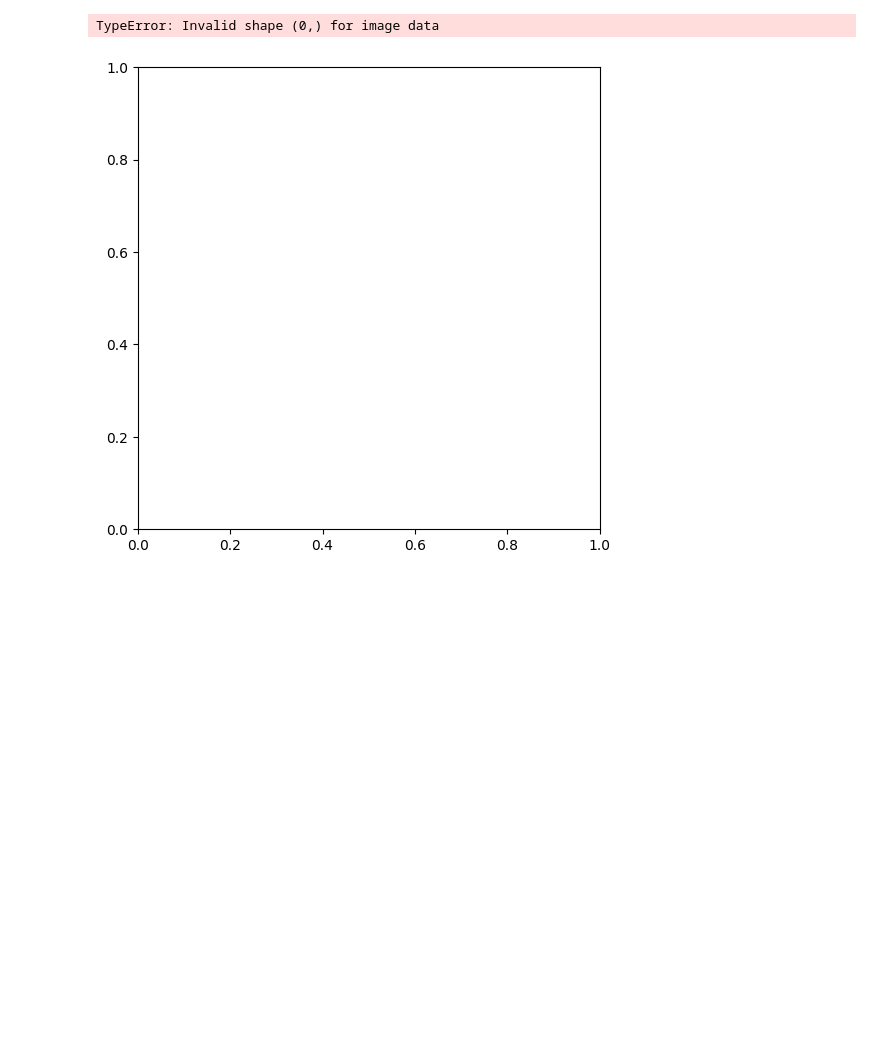
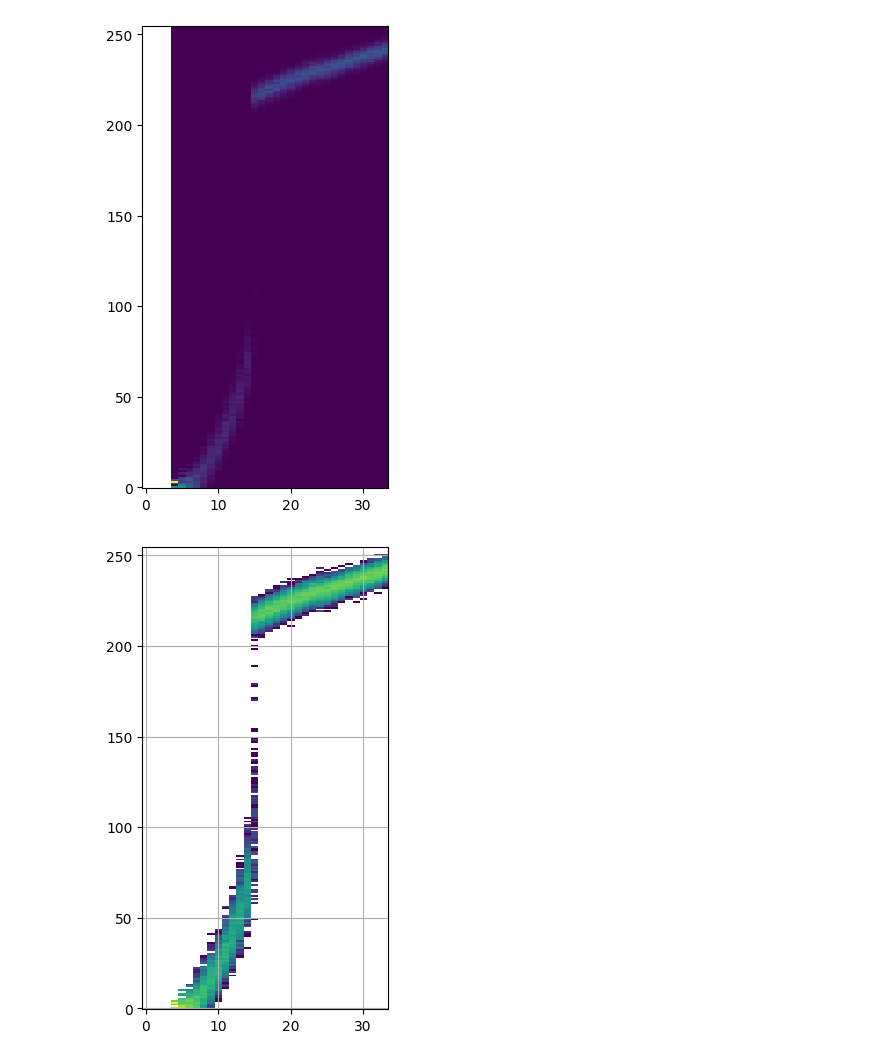
Before and after one commit to Renmusxd/GaugeTheoryRunner, a Jupyter notebook: jupyter/PhaseTransition-Cosine.ipynb, the cells around one changed output. Saved outputs shown, nothing was run; the diff lists cells and outputs as text; code cells hidden in the pictures; blank space fills up the shorter version.

```diff
--- a/jupyter/PhaseTransition-Cosine.ipynb
+++ b/jupyter/PhaseTransition-Cosine.ipynb
@@ -2,9 +2,3 @@
 from matplotlib import pyplot
 import numpy
 import os
-# %%
-arr = numpy.load("../outputs/cosine/out-k085-k125.npz")
-
-for x in arr['potentials']:
-    pyplot.plot(x, 'x-')
-pyplot.grid()
@@ -67,6 +59,6 @@ pyplot.show()
 # %%
 ndigits = 128
-ks_digits = numpy.digitize(all_ks, numpy.linspace(0.775, 0.777, ndigits))
+ks_digits = numpy.digitize(all_ks, numpy.linspace(1.0125, 1.0175, ndigits))
 
 kd_bins = {}
 
@@ -81,23 +73,23 @@ arr = []
 
 for kd in sorted(kd_bins.keys()):
     actions = kd_bins[kd]
-    hist_actions, _ = numpy.histogram(actions, bins=numpy.linspace(1.0,1.25,256), density=True)
+    hist_actions, _ = numpy.histogram(actions, bins=numpy.linspace(1.05,1.3,256), density=True)
     hist_actions = hist_actions / sum(hist_actions)
     arr.append(hist_actions)
 arr = numpy.array(arr)
 # %%
 fig, ax = pyplot.subplots(figsize=(6,6))
-ax.imshow(arr.T, interpolation='none') #, extent=[0.775,0.777, 1.0,1.25])
-ax.set_aspect(0.5)
+ax.imshow(arr.T, interpolation='none')
+ax.set_aspect(0.25)
 ax.invert_yaxis()
 pyplot.show()
 
 fig, ax = pyplot.subplots(figsize=(6,6))
-ax.imshow(numpy.log(arr.T), interpolation='none') #, extent=[0.775,0.777, 1.0,1.25])
-ax.set_aspect(0.5)
+ax.imshow(numpy.log(arr.T), interpolation='none')
+ax.set_aspect(0.25)
 ax.invert_yaxis()
 ax.grid()
 pyplot.show()
 # %% [output]
-TypeError: Invalid shape (0,) for image data
-[figure, old version]
+[figure, new version]
+[figure, added]
```
Also changed, not shown: parts of 3 cells of this notebook, 3 other files.
